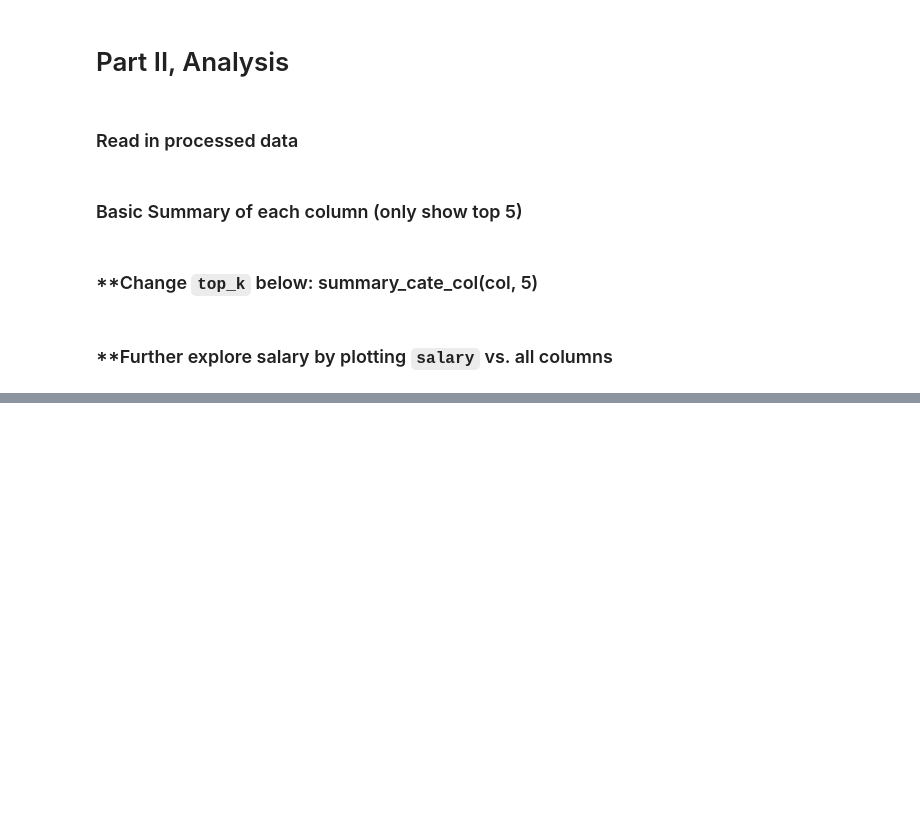
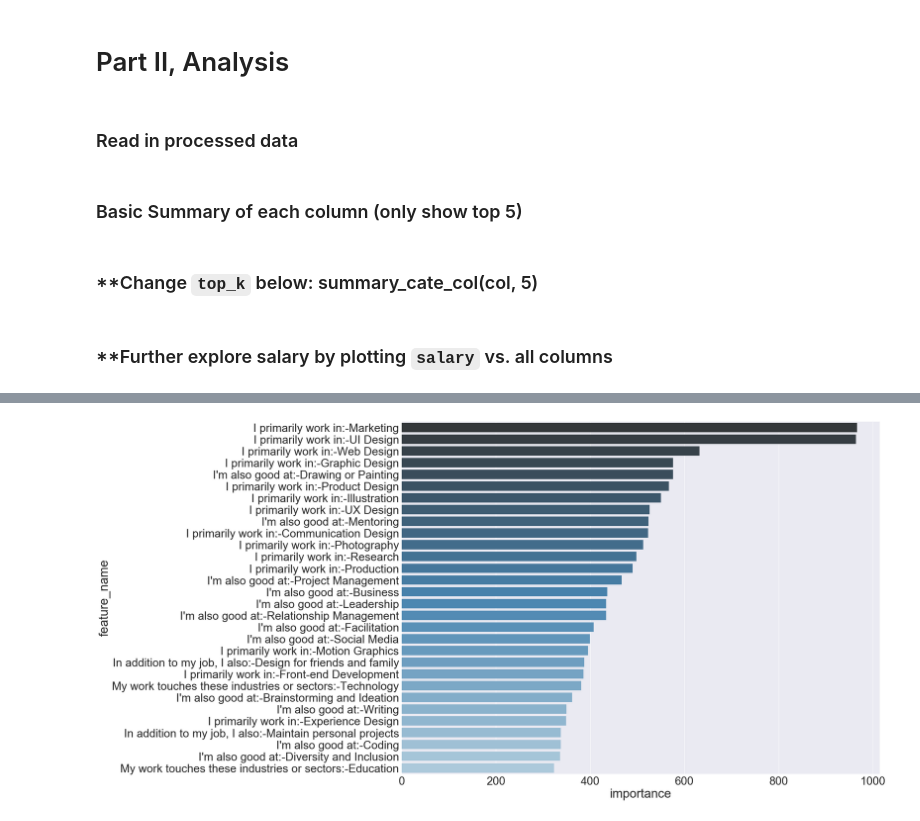
Before and after one commit to shiwang0211/DesignCensus, a Jupyter notebook: test.ipynb, the cells around one changed output, grey strips where cells are left out. Saved outputs shown, nothing was run; the diff lists cells and outputs as text; code cells hidden in the pictures; blank space fills up the shorter version.

```diff
--- a/test.ipynb
+++ b/test.ipynb
@@ -263,0 +298,18 @@ for col in pipe_col:
+# %%
+for col in cate_cols_v2:
+    df.replace(np.nan,'', regex=True, inplace=True)
+    label_encoder = LabelEncoder()
+    feature = label_encoder.fit_transform(df[col])
+    feature = feature.reshape(df.shape[0], 1)
+    onehot_encoder = OneHotEncoder(sparse=False)
+    feature = onehot_encoder.fit_transform(feature)
+    for i in range(feature.shape[1]):
+        df[col + '-' + str(i + 1)] = np.array(np.matrix(feature).transpose())[i]
+        col_dict[col + '-' + str(i + 1)] = col_dict[col] + '-' + label_encoder.classes_[i]
+    df.drop(col, axis = 1, inplace = True)
+
+for col in pipe_col:
+    df.drop(col, axis = 1, inplace = True)
+
+for col in ['V_8', 'V_35', 'V_36']:
+    df.drop(col, axis = 1, inplace = True)
@@ -263,0 +325,8 @@ for col in pipe_col:
+# %%
+Xtr = df[[col for col in df.columns if col != 'V_18']]
+Ytr = df['V_18']
+dtrain = xgb.DMatrix(Xtr, label=Ytr)
+# %%
+xgb_pars = {'eta': 0.1, 'colsample_bytree': 0.3, 'max_depth': 10,
+            'subsample': 0.5, 'lambda': 1, 'booster' : 'gbtree', 'silent':0,
+            'eval_metric': 'rmse', 'objective': 'reg:linear'}
@@ -263,0 +337,18 @@ for col in pipe_col:
+# %%
+selected_num_round = 200
+xgb_model = xgb.train(xgb_pars, dtrain, selected_num_round)
+# %%
+# Examine feature importance
+feature_importance_dict = xgb_model.get_fscore()
+feature_importance_table = pd.DataFrame({'feature_name': list(feature_importance_dict.keys()),
+                                         'importance': list(feature_importance_dict.values())})
+feature_importance_table.sort_values(by ='importance', ascending=False, inplace= True)
+feature_importance_table['feature_name'] = [col_dict[col][-70:] for col in feature_importance_table['feature_name']]
+
+sns.set(font_scale=3)
+sns.factorplot(x="importance", y="feature_name",data=feature_importance_table.head(30),
+               size = 15, kind="bar",palette="Blues_d", aspect=2)
+plt.tight_layout()
+sns.set(font_scale=1)
+# %% [output]
+[figure, added]
```
Also changed, not shown: parts of 12 cells of this notebook, 1 other file.
